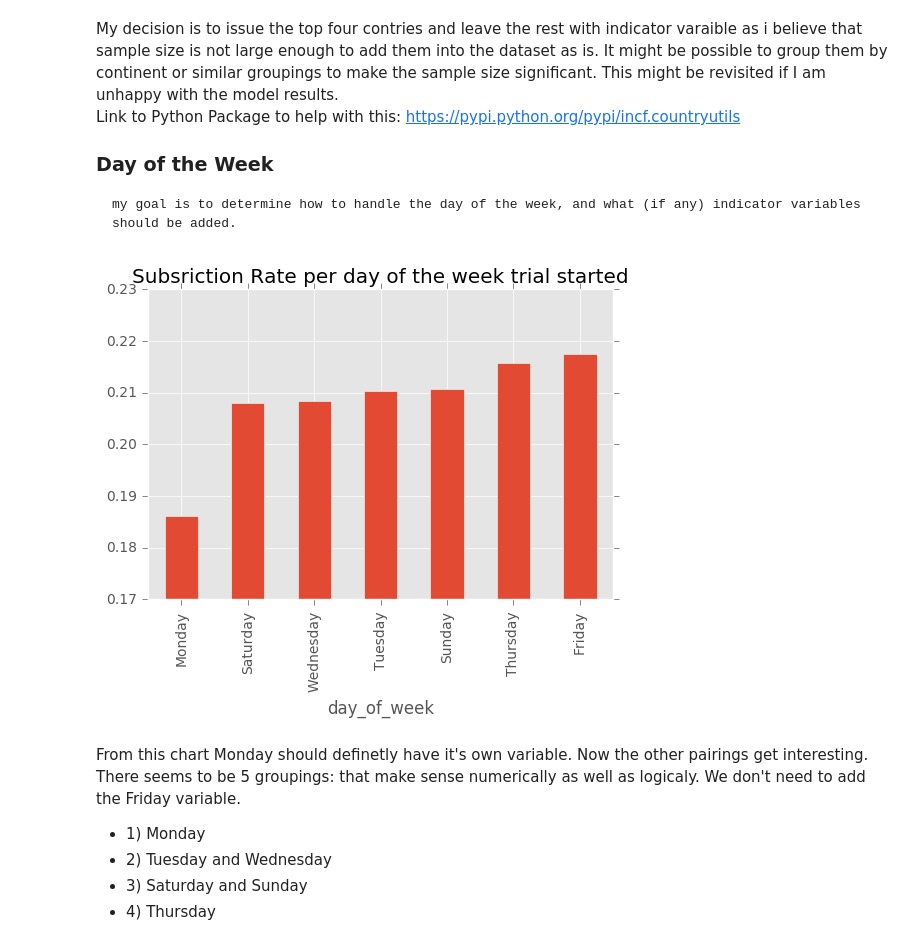
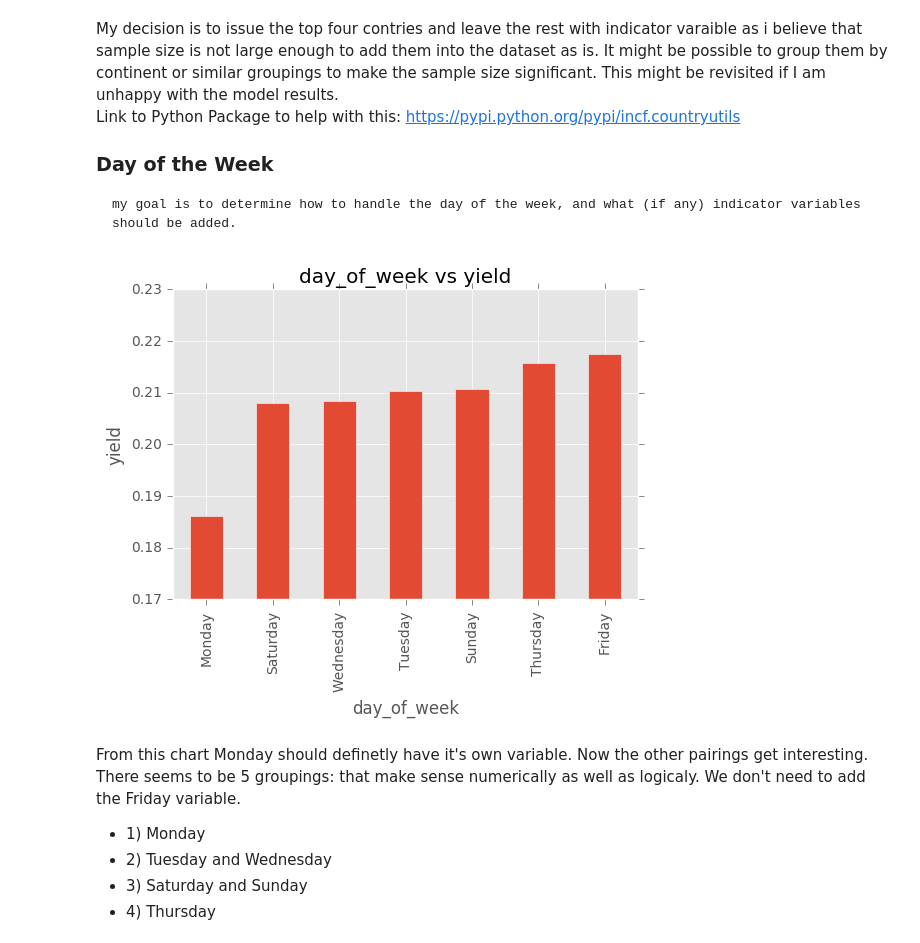
Before and after one commit to wfdebutts/squareSpaceHw, a Jupyter notebook: Data Exploration.ipynb, the cells around one changed output. Drawn from its saved outputs; the diff is of its cells as text; code cells hidden in the pictures.

```diff
--- a/Data Exploration.ipynb
+++ b/Data Exploration.ipynb
@@ -291,11 +315,13 @@ My decision is to issue the top four contries and leave the rest with indicator
 # %%
 (df.sub_dateTime.groupby(df.day_of_week).count()/df.trial_date.groupby(df.day_of_week).count()).sort_values().plot(kind='bar')
 # TODO: fix spelling
-pyplt.title('Subsriction Rate per day of the week trial started')
+pyplt.title('day_of_week vs yield')
+pyplt.xlabel('day_of_week')
+pyplt.ylabel('yield')
 pyplt.axis([-.5,6.5,.17,.23])
 pyplt.show()
 # %% [output]
-[figure, old version]
+[figure, new version]
 # %% [markdown]
 From this chart Monday should definetly have it's own variable.  Now the other pairings get interesting.  There seems to be 5 groupings: that make sense numerically as well as logicaly.  We don't need to add the Friday variable.
 <ul>
```
Also changed, not shown: parts of 8 cells of this notebook, 2 other files.
